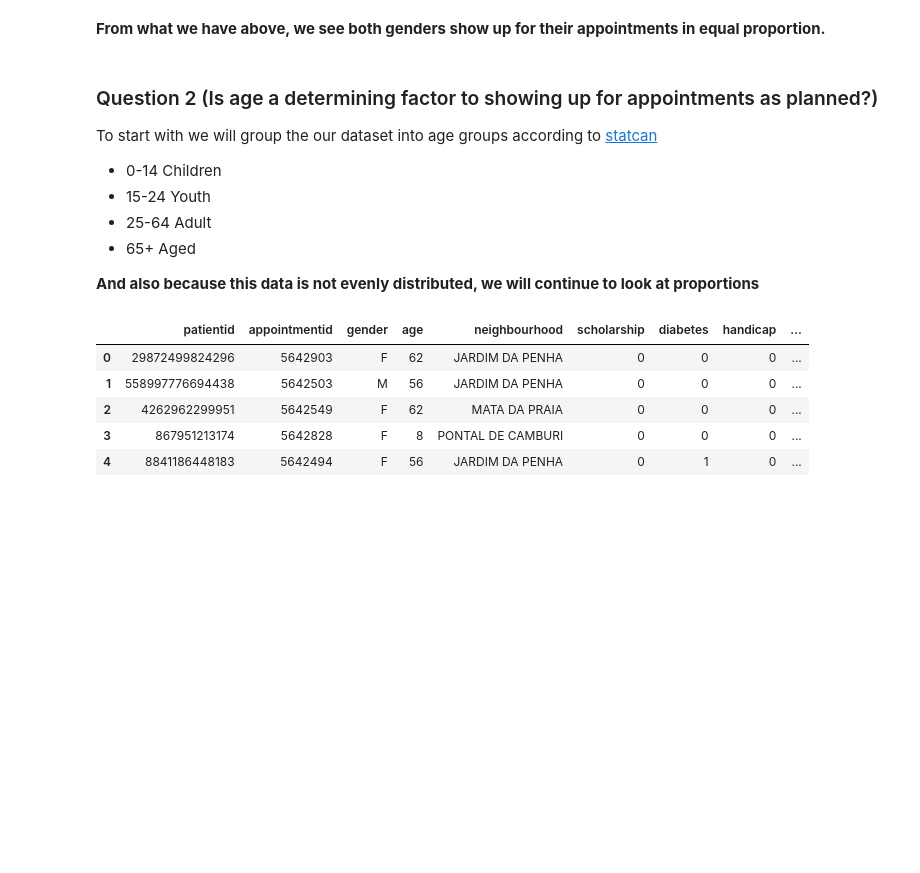
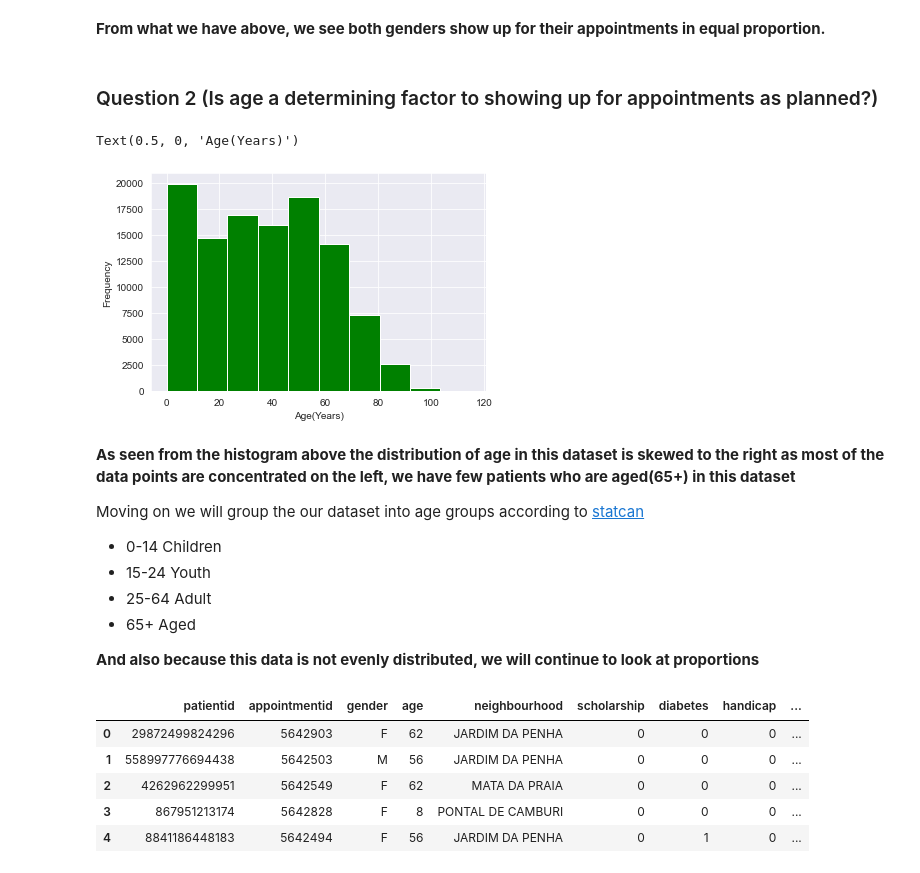
Before and after one commit to Crownthirst/No-show-appointment, a Jupyter notebook: noshow_appointment.ipynb, the cells around one changed output. Drawn from its saved outputs; the diff is of its cells as text; code cells hidden in the pictures; blank space fills up the shorter version.

```diff
--- a/noshow_appointment.ipynb
+++ b/noshow_appointment.ipynb
@@ -300,10 +324,19 @@ plt.show()
 [figure]
 # %% [markdown]
 **From what we have above, we see both genders show up for their appointments in equal proportion.**
+# %% [markdown]
+### Question 2  (Is age a determining factor to showing up for appointments as planned?)
+# %%
+#check the distribution of age in the dataset using a histogram
+df['age'].plot(kind='hist', color= my_color);
+plt.xlabel('Age(Years)')
+# %% [output]
+Text(0.5, 0, 'Age(Years)')
+[figure, added]
 # %% [markdown]
-### Question 2  (Is age a determining factor to showing up for appointments as planned?)
+**As seen from the histogram above the distribution of age in this dataset is skewed to the right as most of the data points are concentrated on the left, we have few patients who are aged(65+) in this dataset**
 
-To start with we will group the our dataset into age groups according to [statcan](https://www.statcan.gc.ca/en/concepts/definitions/age2)
+Moving on we will group the our dataset into age groups according to [statcan](https://www.statcan.gc.ca/en/concepts/definitions/age2)
 - 0-14 Children
 - 15-24 Youth
 - 25-64 Adult
```
Also changed, not shown: parts of 28 cells of this notebook, 1 other file.
